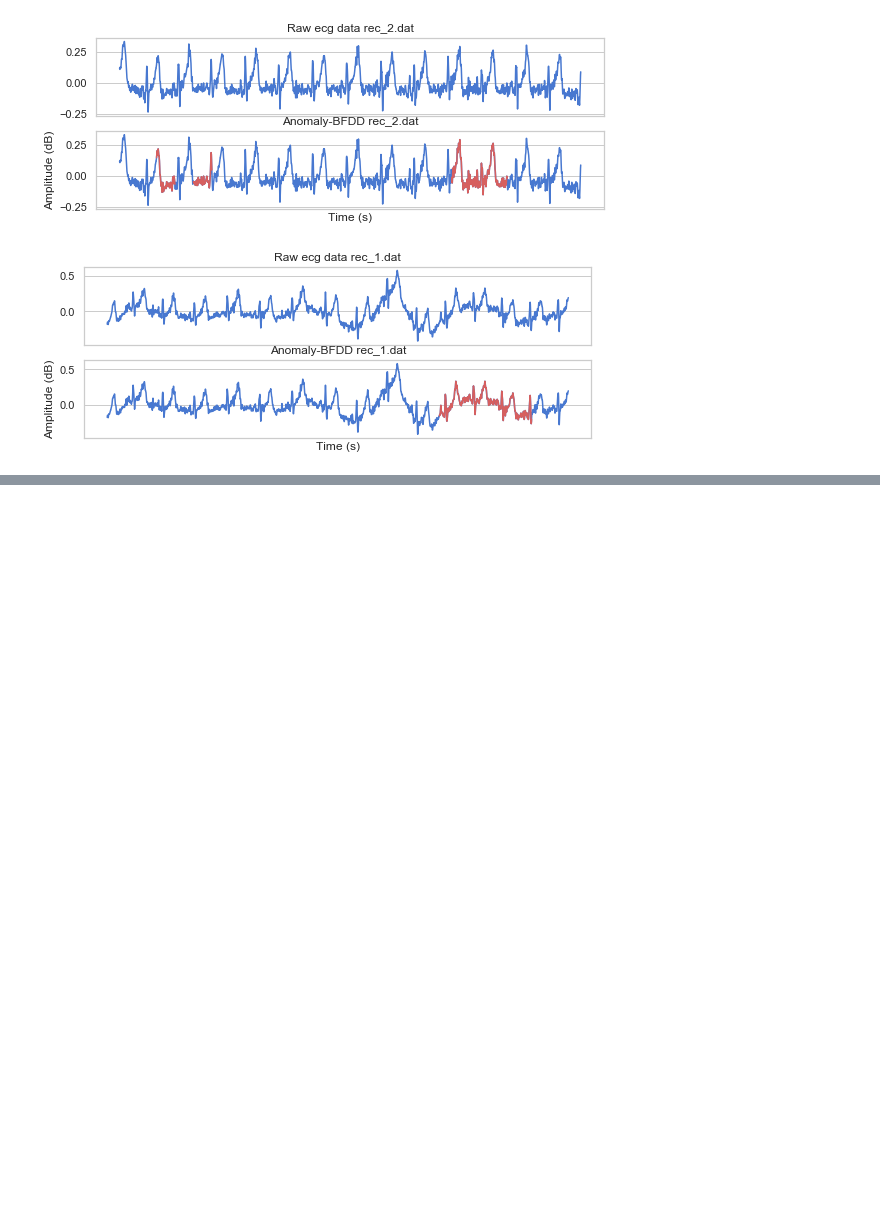
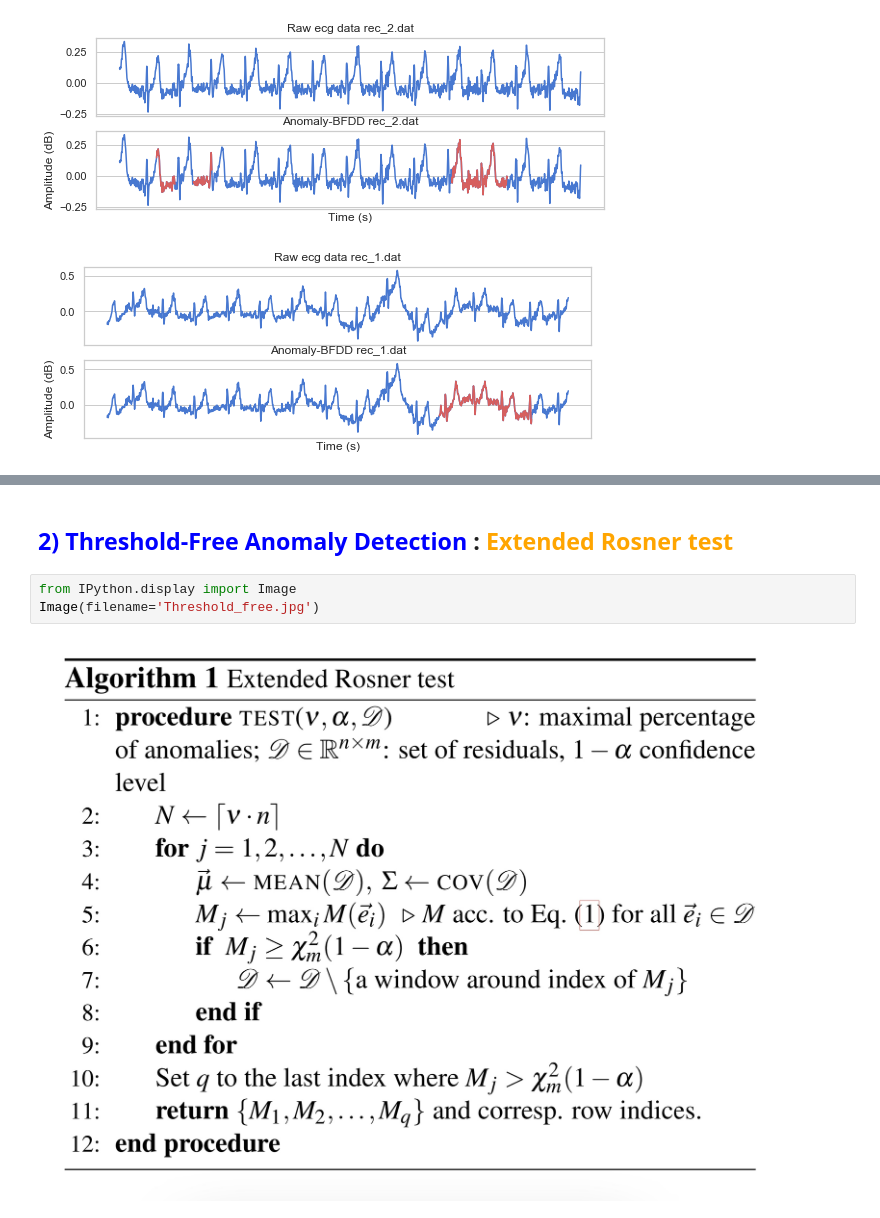
Before and after one commit to kulkarnisp/iMed, a Jupyter notebook: ipynb samples/LSTM_APPROACH_LATEST.ipynb, the cells around one changed output, grey strips where cells are left out. Saved outputs shown, nothing was run; the diff lists cells and outputs as text; blank space fills up the shorter version.

```diff
--- a/ipynb samples/LSTM_APPROACH_LATEST.ipynb
+++ b/ipynb samples/LSTM_APPROACH_LATEST.ipynb
@@ -331,0 +448,7 @@ for file in records:
+# %% [markdown]
+## <font color='blue'>2) Threshold-Free Anomaly Detection</font> : <font color='orange'>Extended Rosner test</font>
+# %%
+from IPython.display import Image
+Image(filename='Threshold_free.jpg')
+# %% [output]
+[figure, added]
```
Also changed, not shown: parts of 124 cells of this notebook, 13 other files.
